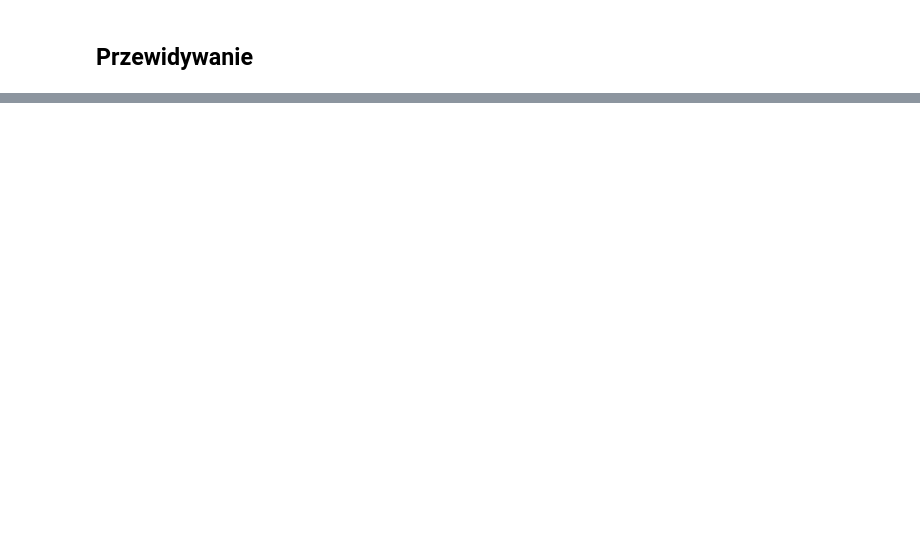
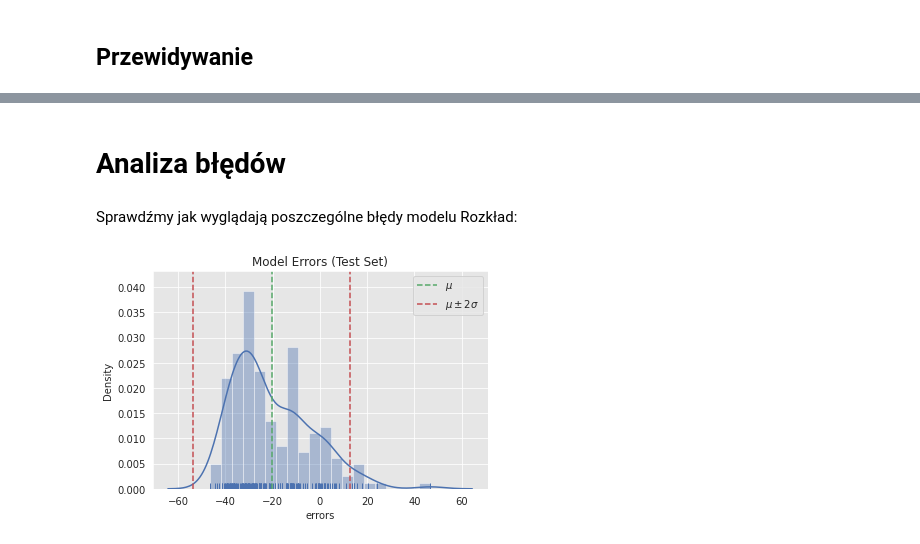
Before and after one commit to PrzemyslawSarnacki/AirQualityPrediction, a Jupyter notebook: seasonal_analisys.ipynb, the cells around one changed output, grey strips where cells are left out. Saved outputs shown, nothing was run; the diff lists cells and outputs as text; code cells hidden in the pictures; blank space fills up the shorter version.

Commit message:
Description and error analisys are almost done

```diff
--- a/seasonal_analisys.ipynb
+++ b/seasonal_analisys.ipynb
@@ -596,0 +648,19 @@ ax.lines[1].set_linestyle('--')
+# %% [markdown]
+# Analiza błędów
+# %% [markdown]
+Sprawdźmy jak wyglądają poszczególne błędy modelu
+Rozkład:
+# %%
+errors_mean = df_test['errors'].mean()
+errors_std = df_test['errors'].std()
+
+fig, ax = plt.subplots()
+
+sns.distplot(a=df_test['errors'], ax=ax, bins=20, rug=True)
+ax.axvline(x=errors_mean, color=sns_c[2], linestyle='--', label=r'$\mu$')
+ax.axvline(x=errors_mean + 2*errors_std, color=sns_c[3], linestyle='--', label=r'$\mu \pm 2\sigma$')
+ax.axvline(x=errors_mean - 2*errors_std, color=sns_c[3], linestyle='--')
+ax.legend()
+ax.set(title='Model Errors (Test Set)');
+# %% [output]
+[figure, added]
```
Also changed, not shown: parts of 47 cells of this notebook.
